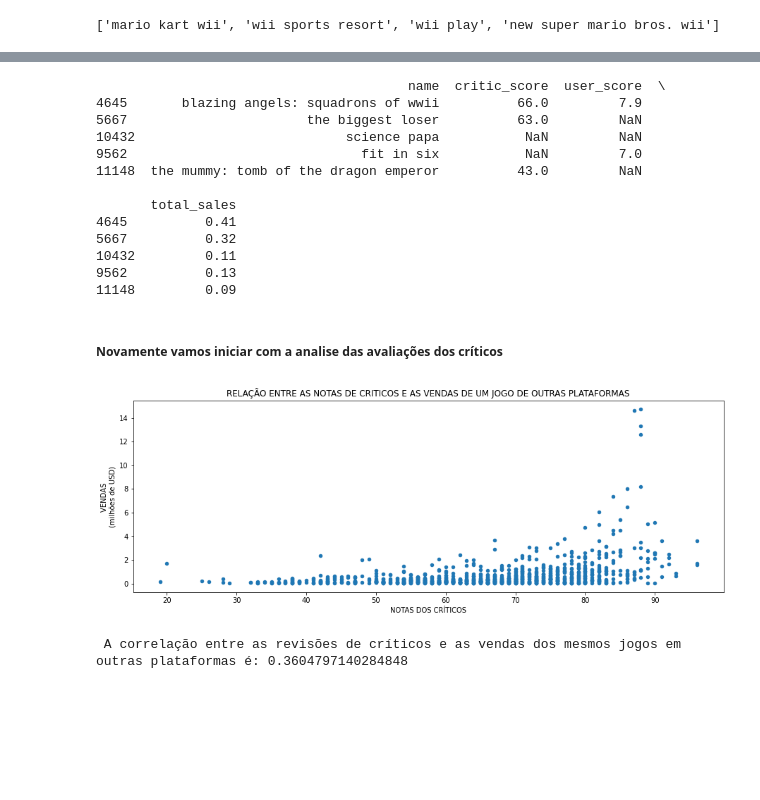
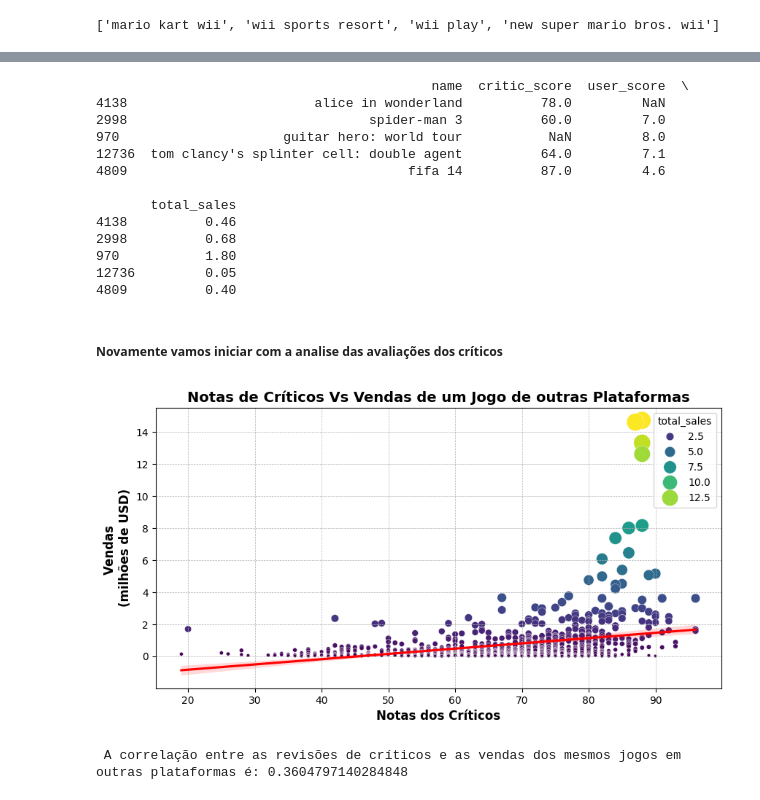
Before and after one commit to Rosental14/Ice_store, a Jupyter notebook: projeto_ice_store.ipynb, the cells around one changed output, grey strips where cells are left out. Drawn from its saved outputs; the diff is of its cells as text; code cells hidden in the pictures; blank space fills up the shorter version.

```diff
--- a/projeto_ice_store.ipynb
+++ b/projeto_ice_store.ipynb
@@ -17,6 +17,6 @@ from scipy import stats as st
 import requests
 # %%
 #lendo o arquivo e imprimindo 5 linhas do DataFrame para visualização do padrão
-df_games = pd.read_csv('/datasets/games.csv')
+df_games = pd.read_csv('./datasets/games.csv')
 print(df_games.sample(5))
 # %% [output]
@@ -946,37 +1062,55 @@ df_same_games = df_games_other_platforms[df_games_other_platforms['name'].isin(g
 
 print(df_same_games.sample(5))
 # %% [output]
-                                        name  critic_score  user_score  \
-4645       blazing angels: squadrons of wwii          66.0         7.9
-5667                       the biggest loser          63.0         NaN
-10432                           science papa           NaN         NaN
-9562                              fit in six           NaN         7.0
-11148  the mummy: tomb of the dragon emperor          43.0         NaN
+                                           name  critic_score  user_score  \
+4138                        alice in wonderland          78.0         NaN
+2998                               spider-man 3          60.0         7.0
+970                     guitar hero: world tour           NaN         8.0
+12736  tom clancy's splinter cell: double agent          64.0         7.1
+4809                                    fifa 14          87.0         4.6
 
        total_sales
-4645          0.41
-5667          0.32
-10432         0.11
-9562          0.13
-11148         0.09
+4138          0.46
+2998          0.68
+970           1.80
+12736         0.05
+4809          0.40
 # %% [markdown]
 ##### Novamente vamos iniciar com a analise das avaliações dos críticos ####
 # %%
 # Filtrando somente os jogos em que temos as notas dos críticos
 df_same_games_critics = df_same_games[~df_same_games['critic_score'].isna()]
 
 # Plotando um gráfico de dispersão com o DF filtrado com notas dos críticos para jogos de outras plataformas
-df_same_games_critics.plot(kind= 'scatter',
-                 x= 'critic_score',
-                 y= 'total_sales',
-                 figsize= [15, 5],
-                 title= 'RELAÇÃO ENTRE AS NOTAS DE CRITICOS E AS VENDAS DE UM JOGO DE OUTRAS PLATAFORMAS',
-                 xlabel= 'NOTAS DOS CRÍTICOS',
-                 ylabel= 'VENDAS \n(milhões de USD)'
-                 )
+plt.figure(figsize=(10, 5))
+scatter = sns.scatterplot(data=df_same_games_critics,
+                          x= 'critic_score',
+                          y= 'total_sales',
+                          hue='total_sales',
+                          palette='viridis',
+                          size='total_sales',
+                          sizes=(10, 300))
+
+# Adicionando uma linha de tendência
+sns.regplot(data=df_same_games_critics,
+            x='critic_score',
+            y='total_sales',
+            scatter=False,
+            color='red')
+
+# Título e rótulos
+plt.title('Notas de Críticos Vs Vendas de um Jogo de outras Plataformas', fontsize=14, weight='bold')
+plt.xlabel('Notas dos Críticos', fontsize=12, weight='bold')
+plt.ylabel('Vendas \n(milhões de USD)', fontsize=12, weight='bold')
+
+# Melhorando a exibição do gráfico
+plt.xticks(fontsize=10)
+plt.yticks(fontsize=10)
+plt.grid(True, which='both', linestyle='--', linewidth=0.5)
+
 plt.show()
 # %% [output]
-[figure, old version]
+[figure, new version]
 # %%
 # Calculando a correlação entre revisões dos críticos e as vendas dos mesmos jogos em outras plataformas
 critics_sales_corr_others = df_same_games_critics['critic_score'].corr(df_same_games_critics['total_sales'])
```
Also changed, not shown: parts of 46 cells of this notebook, 1 other file.
